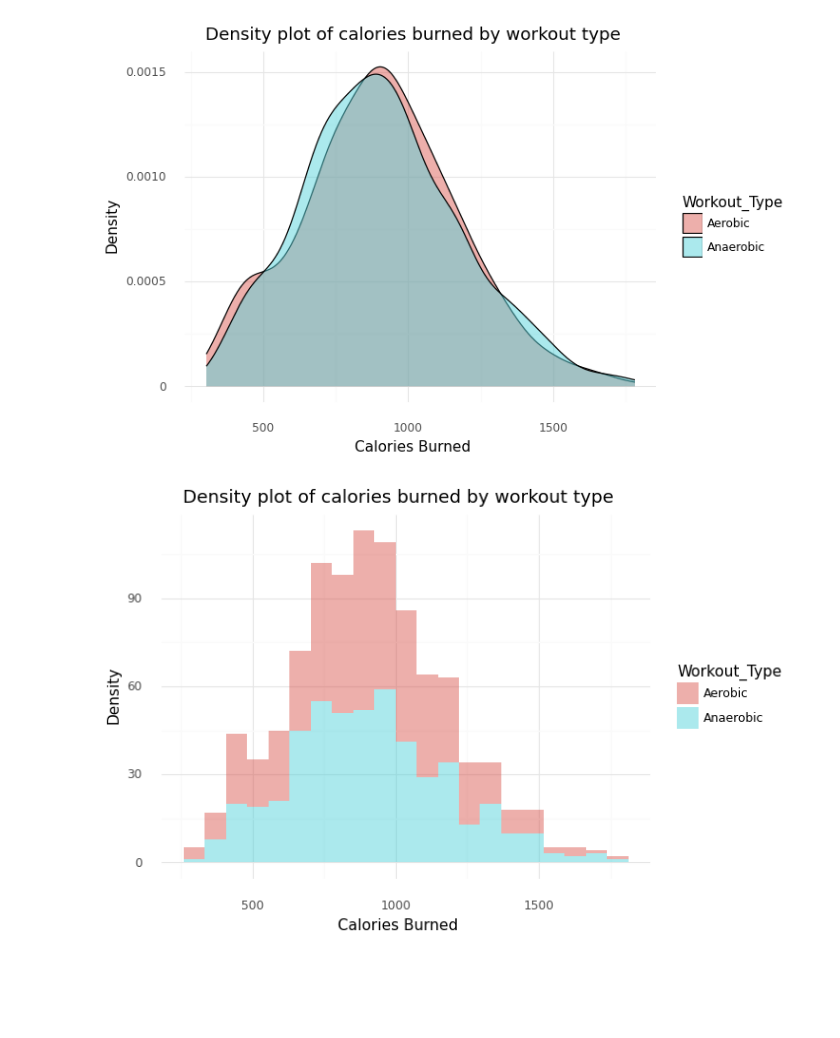
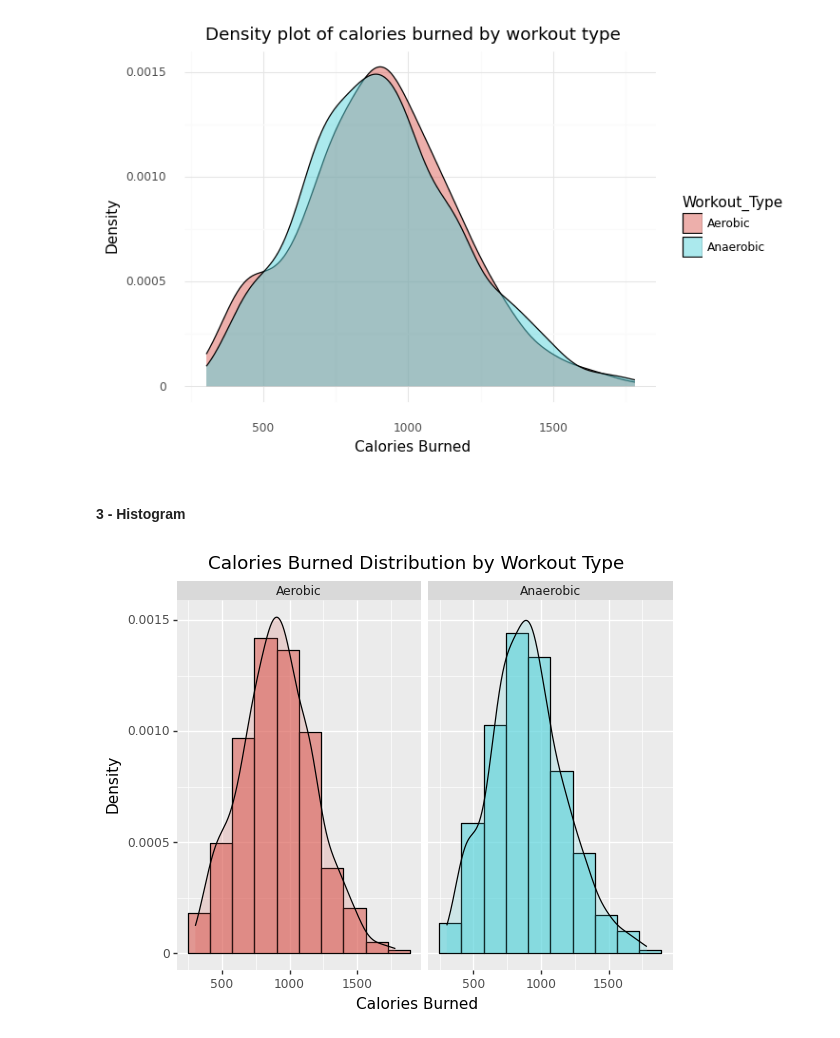
Before and after one commit to pdcos/ia376m_projeto_final, a Jupyter notebook: notebooks/calories_burned_by_exercise_type.ipynb, the cells around one changed output. Drawn from its saved outputs; the diff is of its cells as text; code cells hidden in the pictures; blank space fills up the shorter version.

```diff
--- a/notebooks/calories_burned_by_exercise_type.ipynb
+++ b/notebooks/calories_burned_by_exercise_type.ipynb
@@ -63,16 +153,23 @@ plot = (
 print(plot)
 # %% [output]
 [figure]
-# %%
-# Plots the distribution of calories burned for each workout type
-
-plot = (
-    ggplot(df_calories, aes(x='Calories_Burned', fill='Workout_Type'))
-    + geom_histogram(alpha=0.5)
-    + labs(title='Density plot of calories burned by workout type', x='Calories Burned', y='Density')
-    + theme_minimal()
-)
-
-print(plot)
-# %% [output]
-[figure, removed]
+# %% [markdown]
+#### 3 - Histogram
+# %%
+# Histogram with KDE for BMI by Workout Type using facets
+plot_histogram_kde = (
+    ggplot(df_calories, aes(x="Calories_Burned", fill="Workout_Type"))
+    + geom_histogram(aes(y="..density.."), bins=10, alpha=0.6, color="black")
+    + geom_density(alpha=0.2)
+    + facet_wrap("~Workout_Type")
+    + labs(
+        title="Calories Burned Distribution by Workout Type",
+        x="Calories Burned",
+        y="Density"
+    )
+    + theme(legend_position="none")
+)
+
+print(plot_histogram_kde)
+# %% [output]
+[figure, added]
```
Also changed, not shown: parts of 18 cells of this notebook.
